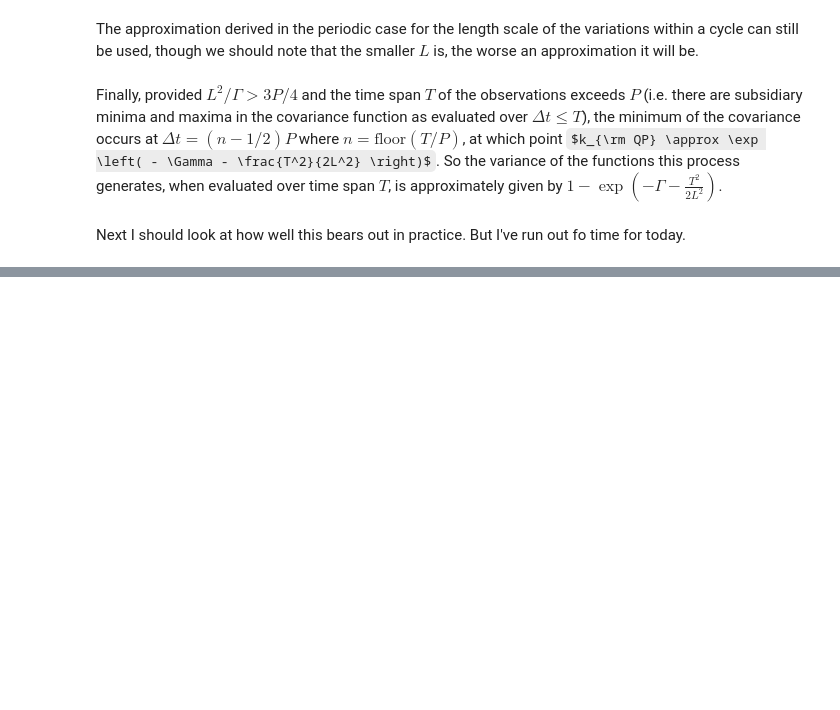
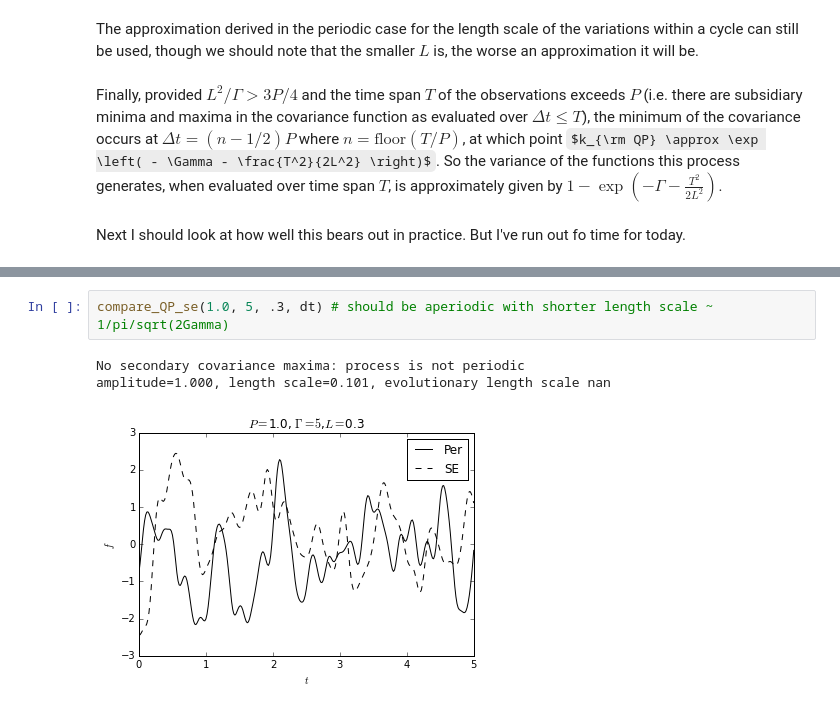
Before and after one commit to afcarl/PleiadesStars, a Jupyter notebook: QPGP_notes.ipynb, the cells around one changed output, grey strips where cells are left out. Cells and saved outputs as stored; diff of their text form; some formulas as TeX source; blank space fills up the shorter version.

```diff
--- a/QPGP_notes.ipynb
+++ b/QPGP_notes.ipynb
@@ -142,0 +182,6 @@ Next I should look at how well this bears out in practice. But I've run out fo t
+# %%
+compare_QP_se(1.0, 5, .3, dt) # should be aperiodic with shorter length scale ~ 1/pi/sqrt(2Gamma)
+# %% [output]
+No secondary covariance maxima: process is not periodic
+amplitude=1.000, length scale=0.101, evolutionary length scale nan
+[figure, added]
```
Also changed, not shown: parts of 15 cells of this notebook.
